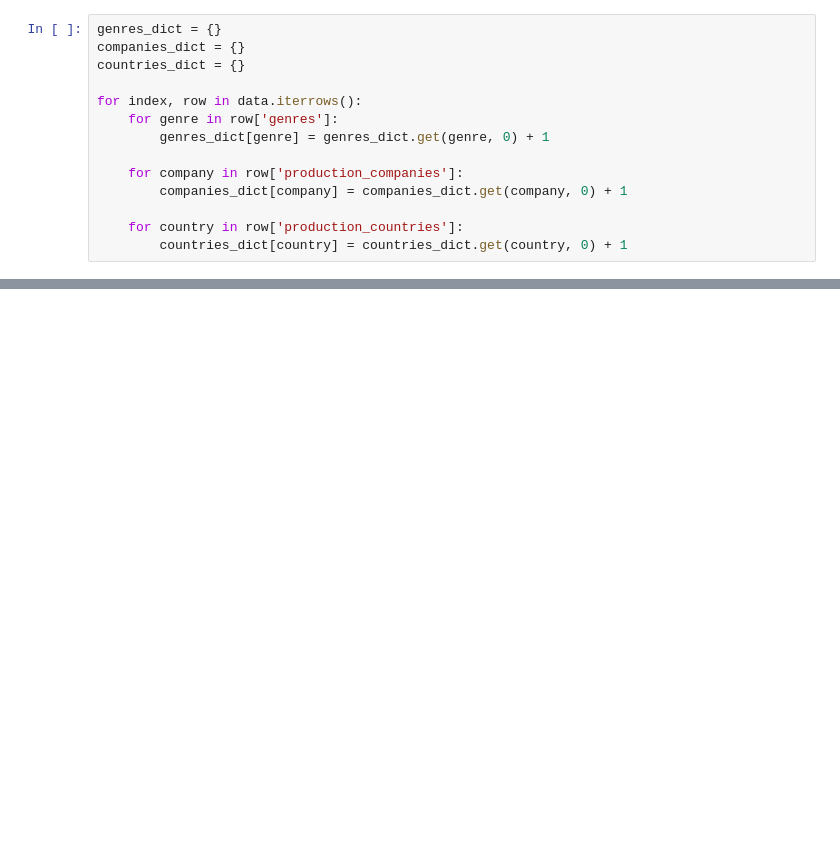
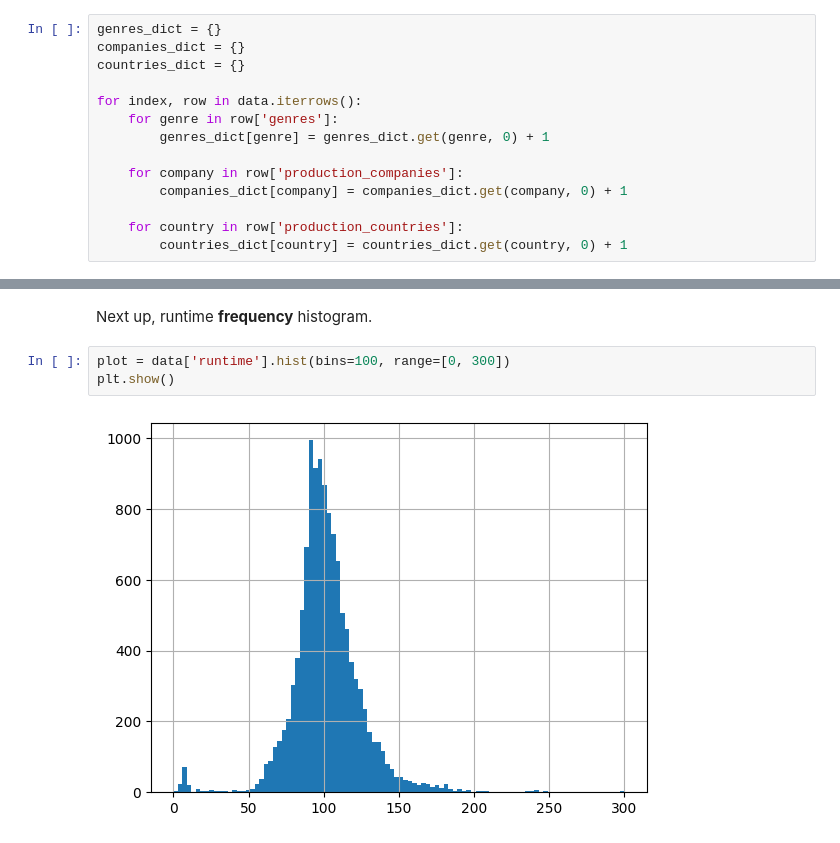
Before and after one commit to kevinkliimask/ids2022, a Jupyter notebook: Final_notebook_demo.ipynb, the cells around one changed output, grey strips where cells are left out. Cells and saved outputs as stored; diff of their text form; blank space fills up the shorter version.

```diff
--- a/Final_notebook_demo.ipynb
+++ b/Final_notebook_demo.ipynb
@@ -134,0 +184,7 @@ data.head(1000)
+# %% [markdown]
+Next up, runtime **frequency** histogram.
+# %%
+plot = data['runtime'].hist(bins=100, range=[0, 300])
+plt.show()
+# %% [output]
+[figure, added]
```
Also changed, not shown: parts of 37 cells of this notebook, 1 other file.
